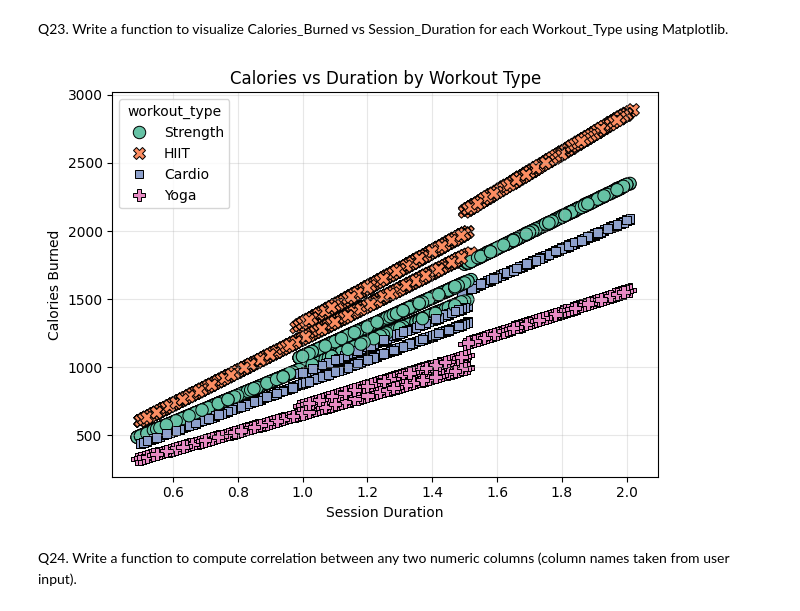
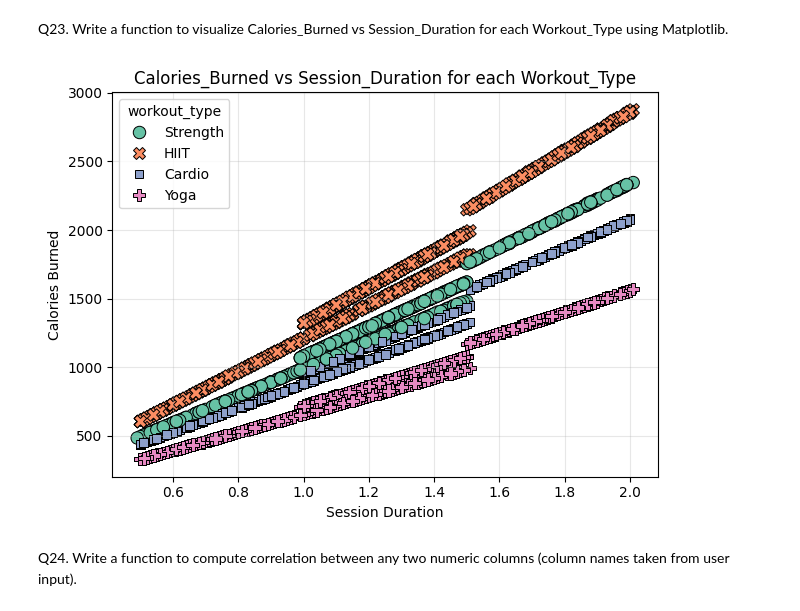
Before and after one commit to PriyanshuKumar5266/Nothing, a Jupyter notebook: Assignment_2.ipynb, the cells around one changed output. Cells and saved outputs as stored; diff of their text form; code cells hidden in the pictures.

```diff
--- a/Assignment_2.ipynb
+++ b/Assignment_2.ipynb
@@ -10,0 +13,8 @@ Topic : Functions with NumPy & Metaplotib
+# %%
+ #@title 📚Imports
+ import numpy as np
+ import pandas as pd
+ import matplotlib.pyplot as plt
+ # Matplotlib settings
+ plt.rcParams['figure.figsize'] = (6, 4)
+ plt.rcParams['figure.dpi'] = 120
@@ -494,21 +520,21 @@ Matplotlib.
 # %%
 import pandas as pd, seaborn as sns, matplotlib.pyplot as plt, os
 def visualize_calories_vs_duration(file_path='/content/Final_data.csv'):
     if not os.path.exists(file_path):
         print("File not found"); return
     df = pd.read_csv(file_path)
     df.columns = [c.lower().replace(' ', '_') for c in df.columns]
     cal = [c for c in df.columns if 'calorie' in c][0]
     dur = [c for c in df.columns if 'duration' in c][0]
     work = [c for c in df.columns if 'workout' in c][0]
     sns.scatterplot(data=df, x=dur, y=cal, hue=work, style=work, s=80, edgecolor='black', palette='Set2')
-    plt.title("Calories vs Duration by Workout Type")
+    plt.title("Calories_Burned vs Session_Duration for each Workout_Type")
     plt.xlabel("Session Duration"); plt.ylabel("Calories Burned")
     plt.grid(True, alpha=0.3); plt.tight_layout(); plt.show()
 
 visualize_calories_vs_duration()
 # %% [output]
-[figure, old version]
+[figure, new version]
 # %% [markdown]
 Q24. Write a function to compute correlation between any two numeric columns (column names taken
 from user input).
```
Also changed, not shown: parts of 6 cells of this notebook.
